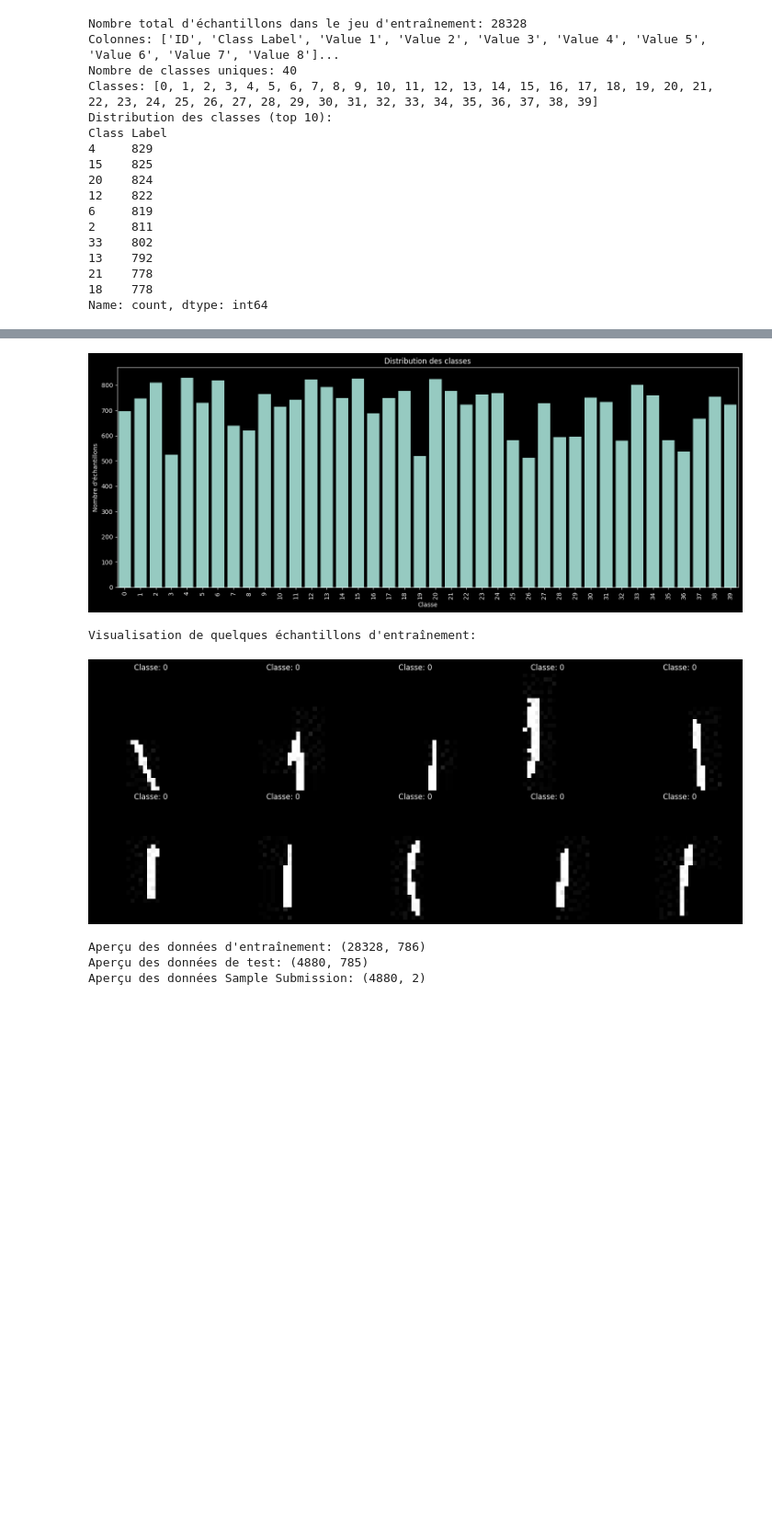
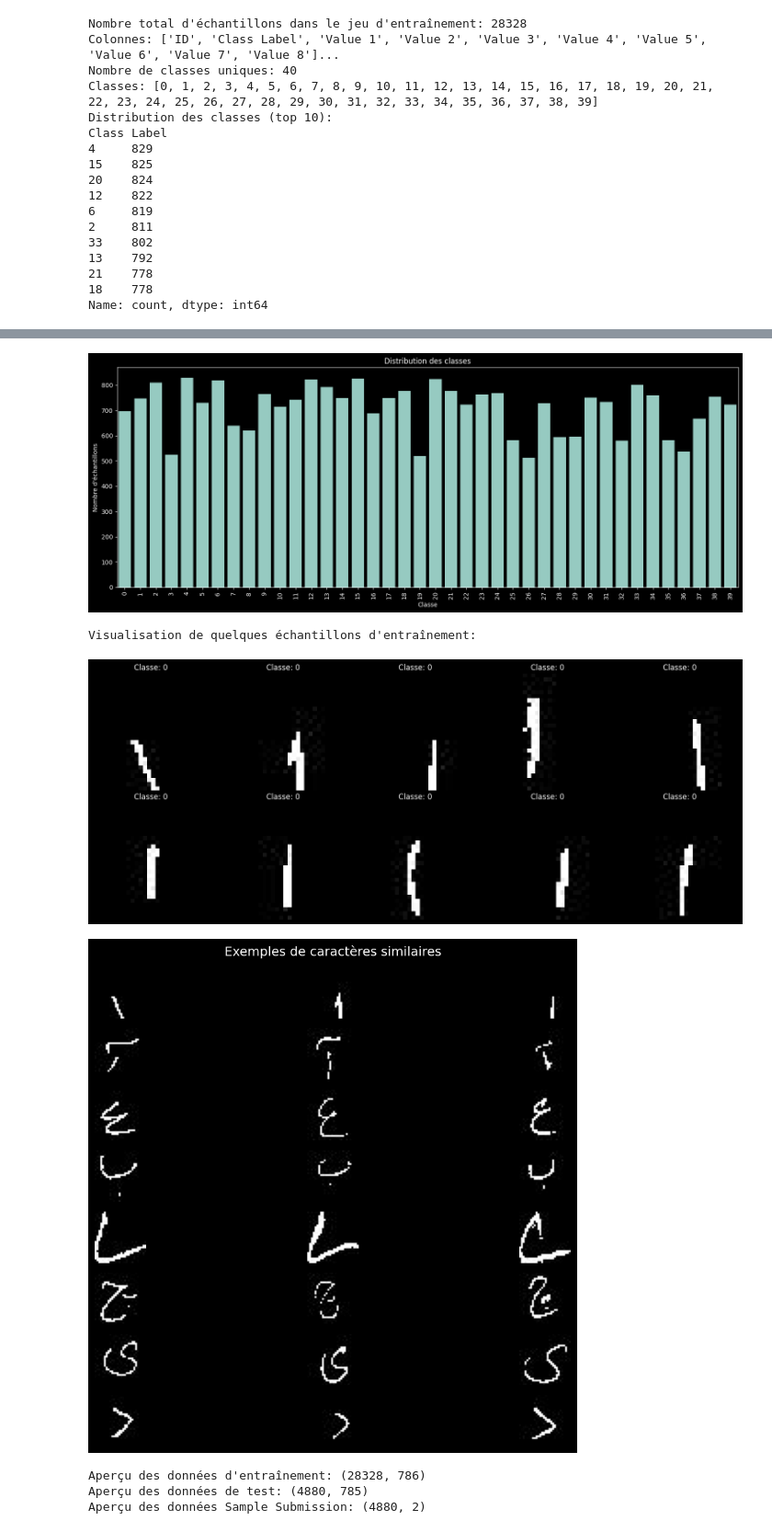
Before and after one commit to JeromeVitoff/IST-Deep-Learning-Workshop, a Jupyter notebook: Code/code.ipynb, the cells around one changed output, grey strips where cells are left out. Shown: that part at 92% size. Saved outputs shown, nothing was run; the diff lists cells and outputs as text; code cells hidden in the pictures; blank space fills up the shorter version.

```diff
--- a/Code/code.ipynb
+++ b/Code/code.ipynb
@@ -127,33 +127,59 @@ def plot_samples(data, n_samples=5, n_rows=1):
         plt.axis('off')
 
     plt.tight_layout()
     plt.savefig('sample_images.png')
     plt.show()
 
 # Visualisation de quelques échantillons d'entraînement
 print("\nVisualisation de quelques échantillons d'entraînement:")
 plot_samples(train_data, n_samples=10, n_rows=2)
+
+# Créer une visualisation spécifique pour les caractères similaires
+def plot_similar_characters(data, classes_to_show=[0, 1, 2, 3, 4, 5, 6, 7], samples_per_class=3):
+    plt.figure(figsize=(12, 8))
+
+    plot_idx = 1
+    for class_label in classes_to_show:
+        class_samples = data[data['Class Label'] == class_label]
+        for i in range(min(samples_per_class, len(class_samples))):
+            plt.subplot(len(classes_to_show), samples_per_class, plot_idx)
+            img_data = class_samples.iloc[i, 2:].values
+            img = img_data.reshape(28, 28)
+            plt.imshow(img, cmap='gray')
+            if i == 0:
+                plt.ylabel(f'Classe {class_label}', rotation=0, ha='right', va='center')
+            plt.axis('off')
+            plot_idx += 1
+
+    plt.suptitle('Exemples de caractères similaires', fontsize=14)
+    plt.tight_layout()
+    plt.savefig('similar_characters.png', dpi=300, bbox_inches='tight')
+    plt.show()
+
+# Afficher des caractères similaires
+plot_similar_characters(train_data)
 # %% [output]
 Chargement des données...
 Nombre d'échantillons dans le jeu d'entraînement: 28328
 Nombre d'échantillons dans le jeu de test: 4880
 
 Aperçu des données d'entraînement:
    ID  Class Label  Value 1  Value 2  Value 3  Value 4  Value 5  Value 6  \
 0   0            0        0        0        0        0        0        0
 1   1            0        0        0        0        0        0        0
 2   2            0        0        0        0        0        0        0
 3   3            0        0        0        0        0        0        0
 4   4            0        0        0        0        0        0        0
 
 ... (60 lines left out)
 3     525
 19    519
 26    512
 Name: count, dtype: int64
 [figure]
 Visualisation de quelques échantillons d'entraînement:
 [figure]
+[figure, added]
 # %%
 train_path = 'data_train.csv'
 test_path = 'data_test_mlp_final.csv'
```
Also changed, not shown: parts of 4 cells of this notebook, 36 other files.
